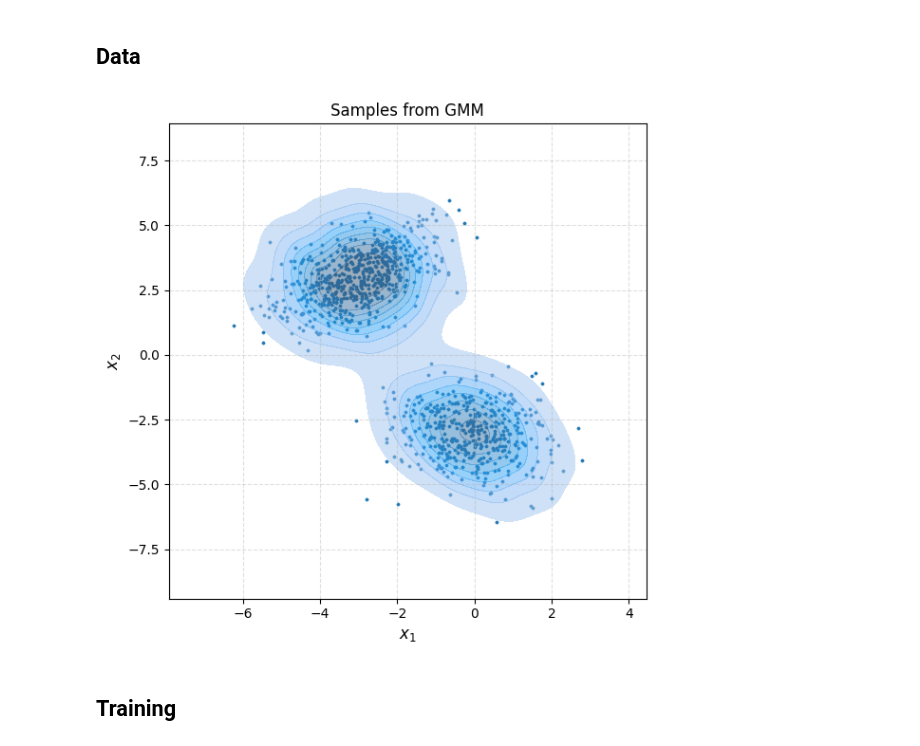
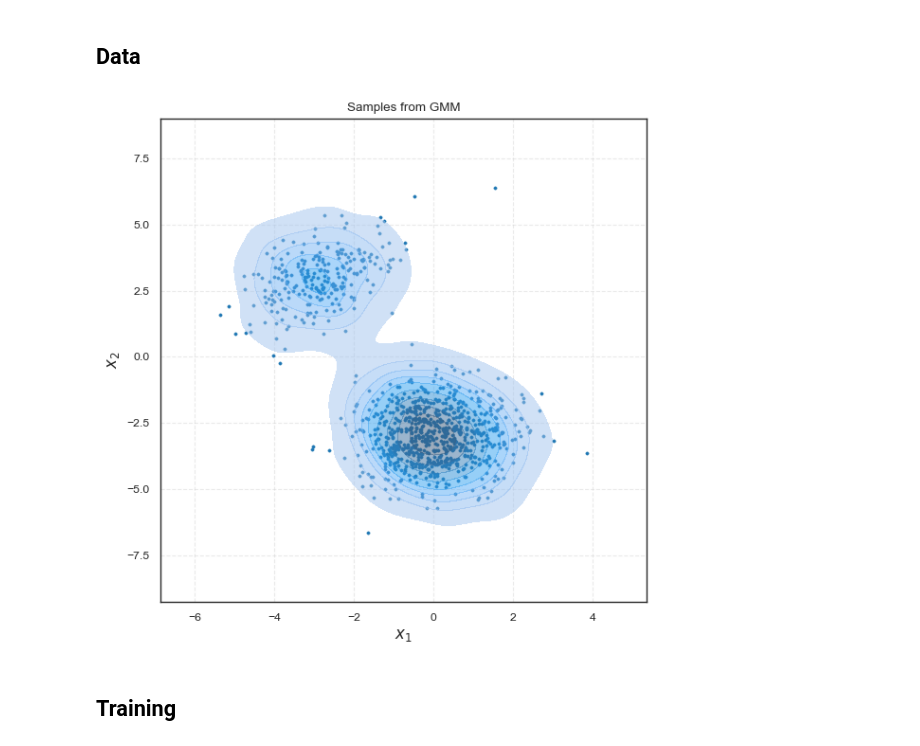
Before and after one commit to augustin-bresset/ml-research-seminar, a Jupyter notebook: Test_basis.ipynb, the cells around one changed output. Cells and saved outputs as stored; diff of their text form; code cells hidden in the pictures.

```diff
--- a/Test_basis.ipynb
+++ b/Test_basis.ipynb
@@ -11,6 +11,7 @@ from torch.utils.data import TensorDataset, DataLoader
 import torch.distributions as D
 
 import seaborn as sns
+sns.set_palette("colorblind")
 
 from sklearn.datasets import make_moons
 
@@ -633,7 +634,7 @@ torch.manual_seed(SEED)
 N = 100_000
 batch_size = 256
 N_components = 2
-dim = 2
+dim = 100
 
 #x0_all = torch.tensor(make_moons(N, noise=0.1, random_state=SEED)[0], dtype=torch.float32)  # data = X_0
 # gaussian data
@@ -641,15 +642,18 @@ x0_all = torch.randn(N, dim) * 3.0 # data
 
 # Gaussian mixture
 means = torch.tensor(
-        [[-3, 3], [0, -3]],
+        [[-3, 3] * (dim//2), [0, -3] * (dim//2)],
         dtype=torch.float32,
     )
 n_mix = means.shape[0]
-covs = torch.tensor([
+cov2 = torch.tensor([
         [[1.0, 0.5], [0.5, 1.0]],
         [[1.0, 0], [0, 1.0]],
         ], dtype=torch.float32,
     )
+covs = torch.eye(dim, dtype=torch.float32).unsqueeze(0).repeat(n_mix, 1, 1)  # (2, dim, dim)
+covs[:, :2, :2] = cov2  # remplace le bloc 2x2 en haut à gauche
+
 weights = torch.rand(n_mix)
 weights = weights / weights.sum()
 gmm = D.MixtureSameFamily(
@@ -665,34 +669,34 @@ loader = DataLoader(dataset, batch_size=batch_size, shuffle=True, drop_last=True
 ####### Plot
 fig, ax = plt.subplots(figsize=(6, 6))
 df = pd.DataFrame({"x": x0_all[:1000, 0], "y": x0_all[:1000, 1]})
 # Scatter
 sns.scatterplot(
     data=df, x="x", y="y",
     s=6, alpha=1, edgecolor=None,
     color="tab:blue", ax=ax
 )
 
 # KDE contour lines (few levels)
 sns.kdeplot(
     data=df, x="x", y="y",
     levels=10,          # few contour lines
     thresh=0.05,
     color="tab:blue",
     linewidths=1.2,
     fill=True, alpha=0.5,
     bw_adjust=1,     # tune smoothness
     ax=ax
 )
 
 ax.set_title("Samples from GMM")
 #ax.set_aspect("equal", adjustable="box")
 plt.xlabel("$x_1$", fontsize=12)
 plt.ylabel("$x_2$", fontsize=12)
 plt.grid(True, linestyle="--", alpha=0.4)
 plt.tight_layout()
 plt.show()
 # %% [output]
-[figure, old version]
+[figure, new version]
 # %% [markdown]
 ## Training
 # %%
```
Also changed, not shown: parts of 19 cells of this notebook, 1 other file.
